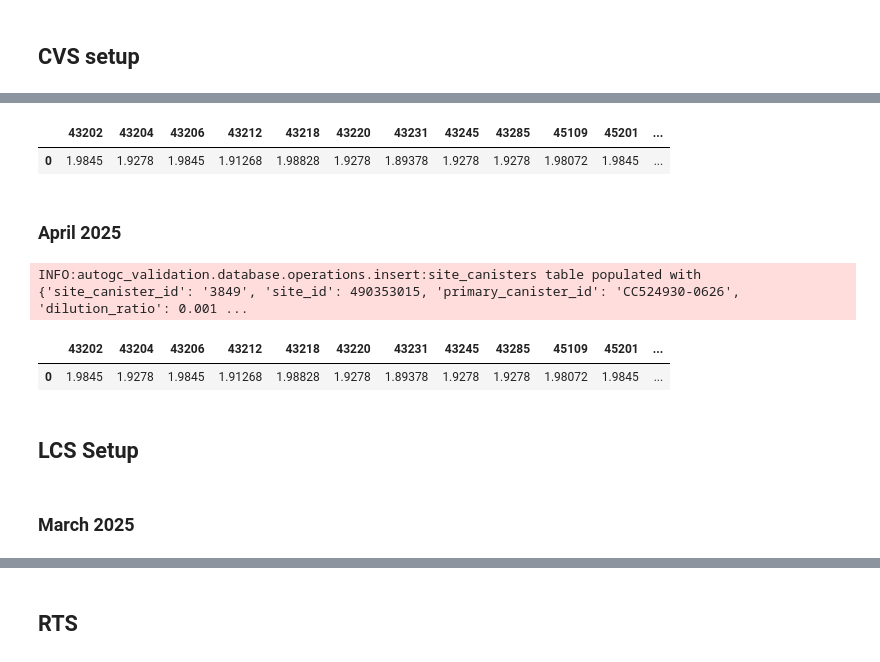
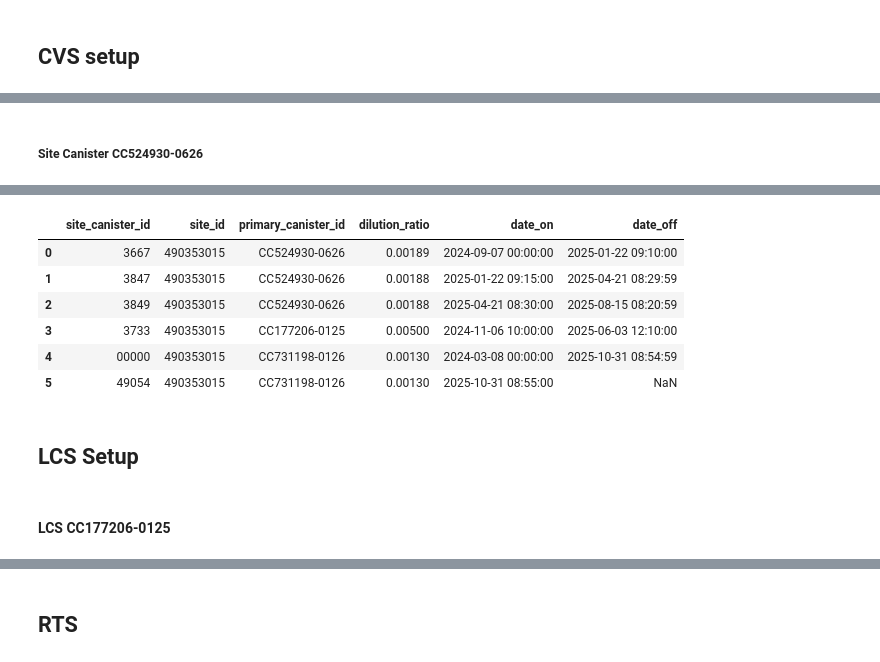
Before and after one commit to Alex-Engstrom/autogc_validation, a Jupyter notebook: notebooks/gc_database_management.ipynb, the cells around one changed output, grey strips where cells are left out. Cells and saved outputs as stored; diff of their text form; code cells hidden in the pictures.

```diff
--- a/notebooks/gc_database_management.ipynb
+++ b/notebooks/gc_database_management.ipynb
@@ -50,37 +112,14 @@ False
+# %% [markdown]
+##### Site Canister CC524930-0626
 # %%
-cvs1 = PrimaryCanister(primary_canister_id= "CC524930-0626", canister_type="CVS", expiration_date="2026-06-01 00:00:00")
-insert(database, cvs1)
-cvs1_dr = .00189
-cvs1_concentrations = {
-    # Channel A
-    "ETHANE": 0.525,
-    "PROPANE": 0.34,
-    "N-BUTANE": 0.253,
-    "ACETYLENE": 0.525,
-    "N-PENTANE": 0.204,
-    "1,3-BUTADIENE": 0.263,
-    "2-METHYLPENTANE": 0.17,
-    "1-HEXENE": 0.17,
+eq_cvs1 = SiteCanister(site_canister_id="3667", site_id=site_eq.site_id, primary_canister_id=cvs1.primary_canister_id, dilution_ratio=0.00189,date_on="2024-09-07 00:00:00", date_off="2025-01-22 09:10:00")
+insert(database, eq_cvs1)
+eq_cvs2 = SiteCanister(site_canister_id="3847", site_id=site_eq.site_id, primary_canister_id=cvs1.primary_canister_id, dilution_ratio=0.00188,date_on="2025-01-22 09:15:00", date_off="2025-04-21 08:29:59")
+insert(database, eq_cvs2)
+eq_cvs3 = SiteCanister(site_canister_id="3849", site_id=site_eq.site_id, primary_canister_id=cvs1.primary_canister_id, dilution_ratio=0.00188,date_on="2025-04-21 08:30:00", date_off="2025-08-15 08:20:59")
+insert(database, eq_cvs3)
 
-    # Channel B
-    "N-HEXANE": 0.167,
-    "BENZENE": 0.175,
-    "TOLUENE": 0.146,
-    "M&P-XYLENE": 0.131,
-    "N-PROPYLBENZENE": 0.116,
-    "1,2,4-TRI-M-BENZENE": 0.113,
-    "P-DIETHYLBENZENE": 0.102,
-}
-for compound, concentration in cvs1_concentrations.items():
-    aqs = name_to_aqs(compound.capitalize())
-    p = CanisterConcentration(primary_canister_id = cvs1.primary_canister_id, aqs_code = aqs, concentration=concentration, units = "ppmv", canister_type="CVS")
-    insert(database, p)
-cvs1_concentrations = get_table(database, CanisterConcentration.__tablename__)
-cvs1_concentrations
-
-eq_cvs1 = SiteCanister(site_canister_id="3667", site_id=site_eq.site_id, primary_canister_id=cvs1.primary_canister_id, dilution_ratio=cvs1_dr,date_on="2024-09-07 00:00:00", date_off="2025-04-16 08:59:59")
-insert(database, eq_cvs1)
+cvs_conc = get_active_canister_concentrations(database, site_eq.site_id, "CVS", date = "2025-04-01", output_unit = "ppbc")
 eq_df = get_table(database, SiteCanister.__tablename__)
-cvs_conc = get_active_canister_concentrations(database, site_eq.site_id, "CVS", date, output_unit = "ppbc")
-cvs_conc
+eq_df
 # %% [output]
@@ -100,27 +139,18 @@ ERROR:autogc_validation.database.conn.connection:Exception during transaction
     conn.execute(sql, values)
     ~~~~~~~~~~~~^^^^^^^^^^^^^
 sqlite3.IntegrityError: UNIQUE constraint failed: site_canisters.site_canister_id
 WARNING:autogc_validation.database.operations.insert:Duplicate entry skipped for site_canisters: UNIQUE constraint failed: site_canisters.site_canister_id
-|  | 43202 | 43204 | 43206 | 43212 | 43218 | 43220 | 43231 | 43245 | 43285 | 45109 | 45201 | ... |
-| 0 | 1.9845 | 1.9278 | 1.9845 | 1.91268 | 1.98828 | 1.9278 | 1.89378 | 1.9278 | 1.9278 | 1.98072 | 1.9845 | ... |
+|  | site_canister_id | site_id | primary_canister_id | dilution_ratio | date_on | date_off |
+| 0 | 3667 | 490353015 | CC524930-0626 | 0.00189 | 2024-09-07 00:00:00 | 2025-01-22 09:10:00 |
+| 1 | 3847 | 490353015 | CC524930-0626 | 0.00188 | 2025-01-22 09:15:00 | 2025-04-21 08:29:59 |
+| 2 | 3849 | 490353015 | CC524930-0626 | 0.00188 | 2025-04-21 08:30:00 | 2025-08-15 08:20:59 |
+| 3 | 3733 | 490353015 | CC177206-0125 | 0.00500 | 2024-11-06 10:00:00 | 2025-06-03 12:10:00 |
+| 4 | 00000 | 490353015 | CC731198-0126 | 0.00130 | 2024-03-08 00:00:00 | 2025-10-31 08:54:59 |
+| 5 | 49054 | 490353015 | CC731198-0126 | 0.00130 | 2025-10-31 08:55:00 | NaN |
-# %% [markdown]
-### April 2025
-# %%
-#cvs2 = PrimaryCanister(primary_canister_id= "CC524930-0626", canister_type="CVS", expiration_date="2026-06-01 00:00:00")
-date = "2025-04-17 00:00:00"
-eq_cvs1 = SiteCanister(site_canister_id="3849", site_id=site_eq.site_id, primary_canister_id=cvs1.primary_canister_id, dilution_ratio=cvs1_dr,date_on="2025-04-16 09:00:00", date_off="2025-08-15 08:29:59")
-insert(database, eq_cvs1)
-eq_df = get_table(database, SiteCanister.__tablename__)
-cvs_conc = get_active_canister_concentrations(database, site_eq.site_id, "CVS", date, output_unit = "ppbc")
-cvs_conc
-# %% [output]
-INFO:autogc_validation.database.operations.insert:site_canisters table populated with {'site_canister_id': '3849', 'site_id': 490353015, 'primary_canister_id': 'CC524930-0626', 'dilution_ratio': 0.001 ...
-|  | 43202 | 43204 | 43206 | 43212 | 43218 | 43220 | 43231 | 43245 | 43285 | 45109 | 45201 | ... |
-| 0 | 1.9845 | 1.9278 | 1.9845 | 1.91268 | 1.98828 | 1.9278 | 1.89378 | 1.9278 | 1.9278 | 1.98072 | 1.9845 | ... |
 # %% [markdown]
 ## LCS Setup
-# %% [markdown]
-### March 2025
+# %% [markdown]
+#### LCS CC177206-0125
 # %%
 lcs1 = PrimaryCanister(primary_canister_id= "CC177206-0125", canister_type="LCS", expiration_date="2025-01-01 00:00:00")
 insert(database, lcs1)
```
Also changed, not shown: parts of 16 cells of this notebook, 38 other files.
